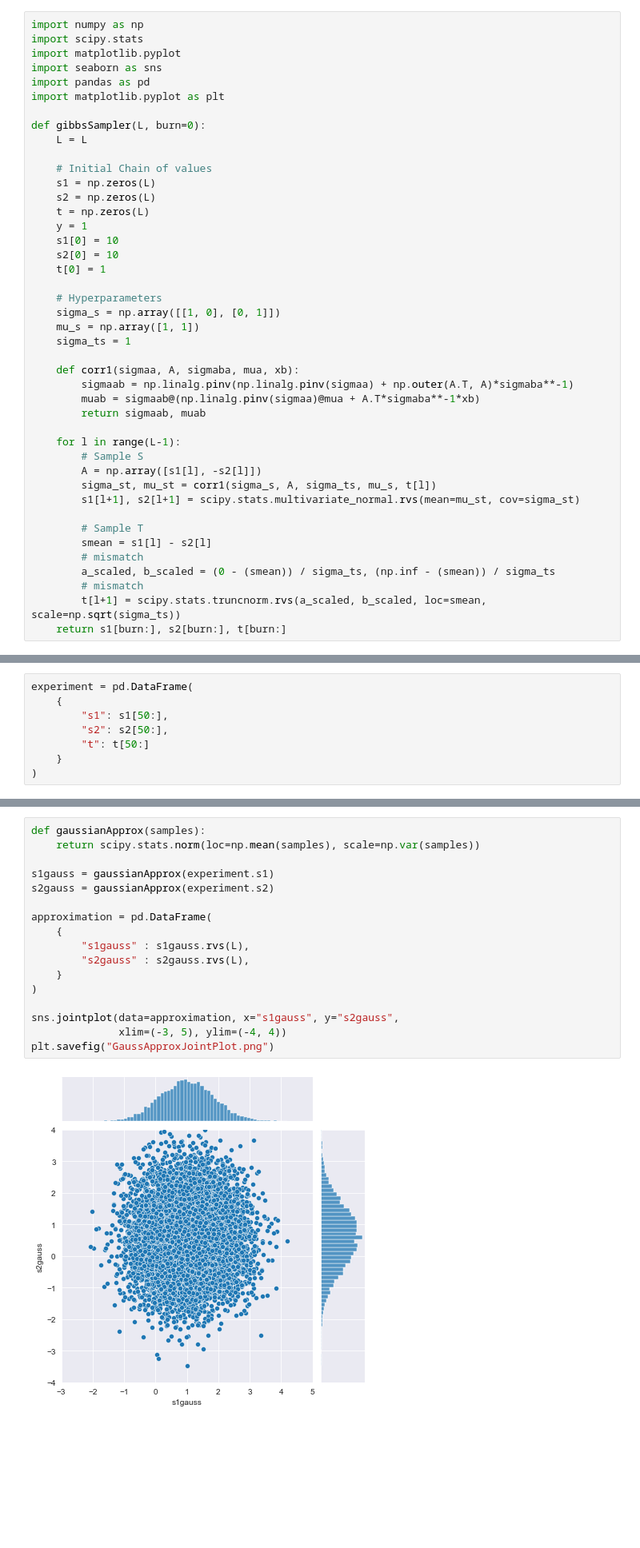
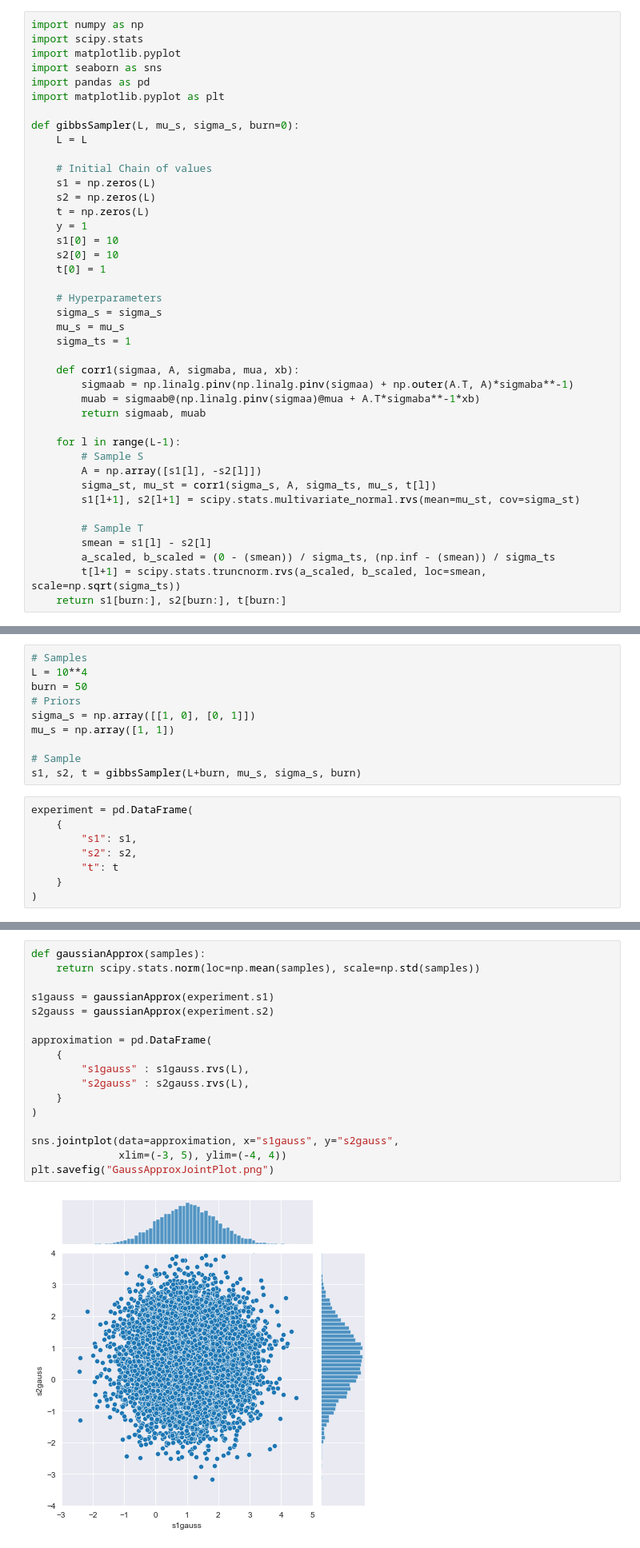
Before and after one commit to bcwein/1RT705APML-Project, a Jupyter notebook: project.ipynb, the cells around one changed output, grey strips where cells are left out. Shown at 80% size. Cells and saved outputs as stored; diff of their text form; blank space fills up the shorter version.

```diff
--- a/project.ipynb
+++ b/project.ipynb
@@ -32,7 +32,7 @@ import seaborn as sns
 import pandas as pd
 import matplotlib.pyplot as plt
 
-def gibbsSampler(L, burn=0):
+def gibbsSampler(L, mu_s, sigma_s, burn=0):
     L = L
 
     # Initial Chain of values
@@ -45,8 +45,8 @@ def gibbsSampler(L, burn=0):
     t[0] = 1
 
     # Hyperparameters
-    sigma_s = np.array([[1, 0], [0, 1]])
-    mu_s = np.array([1, 1])
+    sigma_s = sigma_s
+    mu_s = mu_s
     sigma_ts = 1
 
     def corr1(sigmaa, A, sigmaba, mua, xb):
@@ -62,8 +62,6 @@ def gibbsSampler(L, burn=0):
 
         # Sample T
         smean = s1[l] - s2[l]
-        # mismatch
         a_scaled, b_scaled = (0 - (smean)) / sigma_ts, (np.inf - (smean)) / sigma_ts
-        # mismatch
         t[l+1] = scipy.stats.truncnorm.rvs(a_scaled, b_scaled, loc=smean, scale=np.sqrt(sigma_ts))
     return s1[burn:], s2[burn:], t[burn:]
@@ -73,9 +68,19 @@ s1, s2, t = gibbsSampler(L)
+# %%
+# Samples
+L = 10**4
+burn = 50
+# Priors
+sigma_s = np.array([[1, 0], [0, 1]])
+mu_s = np.array([1, 1])
+
+# Sample
+s1, s2, t = gibbsSampler(L+burn, mu_s, sigma_s, burn)
 # %%
 experiment = pd.DataFrame(
     {
-        "s1": s1[50:],
-        "s2": s2[50:],
-        "t": t[50:]
+        "s1": s1,
+        "s2": s2,
+        "t": t
     }
 )
 # %%
@@ -108,23 +115,23 @@ plt.savefig("thistogram.png")
 We will transform the samples into a gaussian. We will do this by approximating it as a gaussian.
 # %%
 def gaussianApprox(samples):
-    return scipy.stats.norm(loc=np.mean(samples), scale=np.var(samples))
+    return scipy.stats.norm(loc=np.mean(samples), scale=np.std(samples))
 
 s1gauss = gaussianApprox(experiment.s1)
 s2gauss = gaussianApprox(experiment.s2)
 
 approximation = pd.DataFrame(
     {
         "s1gauss" : s1gauss.rvs(L),
         "s2gauss" : s2gauss.rvs(L),
     }
 )
 
 sns.jointplot(data=approximation, x="s1gauss", y="s2gauss",
               xlim=(-3, 5), ylim=(-4, 4))
 plt.savefig("GaussApproxJointPlot.png")
 # %% [output]
-[figure, old version]
+[figure, new version]
 # %%
 plt.plot(approximation.s1gauss)
 plt.savefig("s1GaussApproxTraceplot.png")
```
Also changed, not shown: parts of 44 cells of this notebook.
